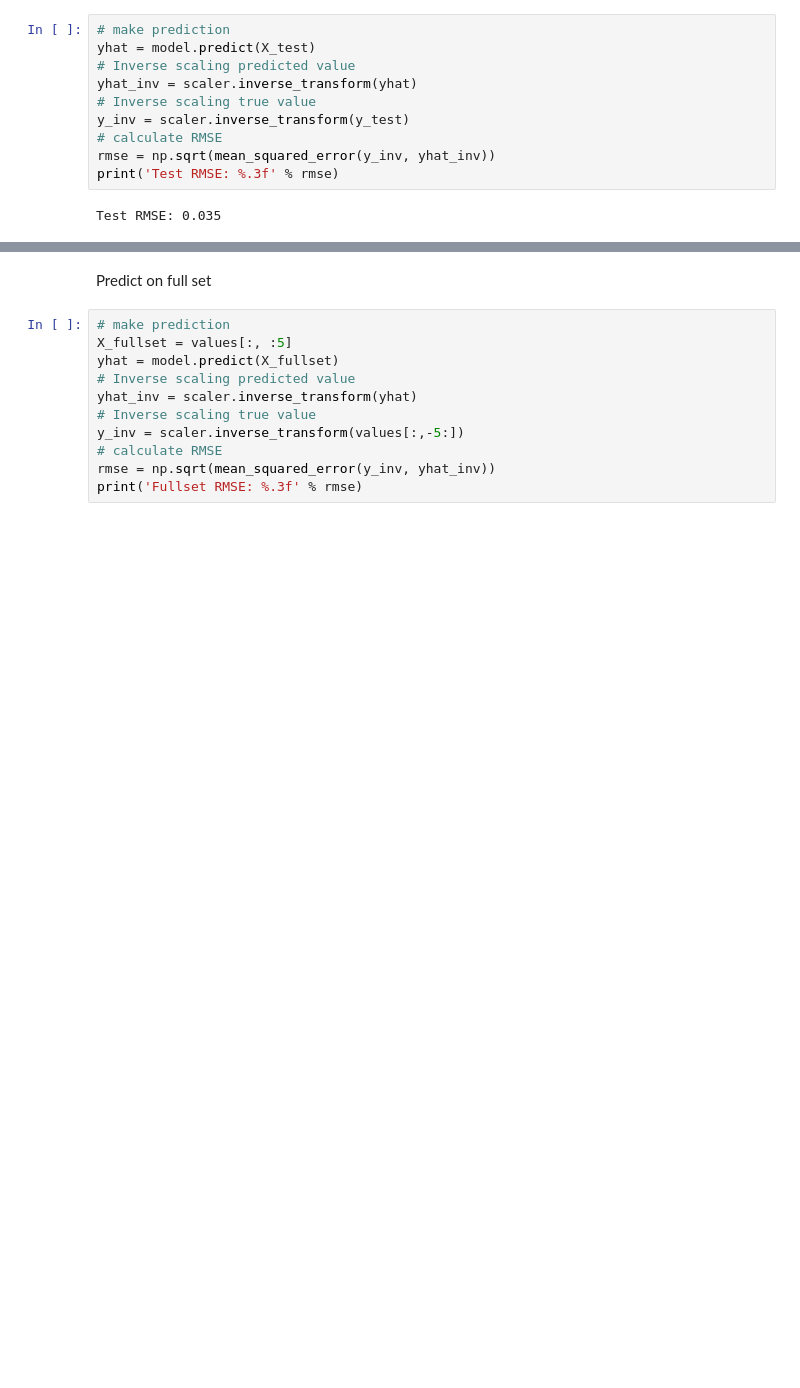
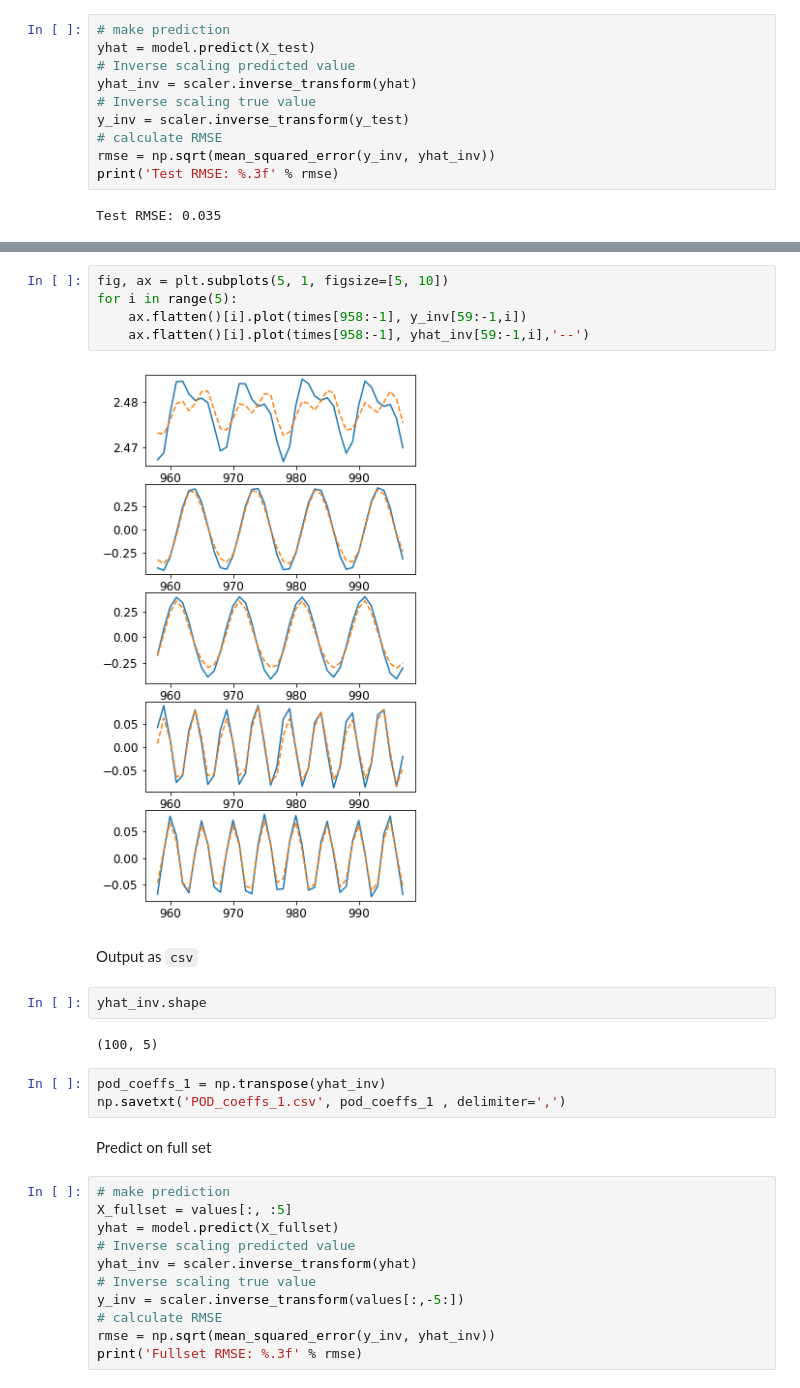
Before and after one commit to acse-tz3420/DD-GAN, a Jupyter notebook: 1.POD-MLP.ipynb, the cells around one changed output, grey strips where cells are left out. Saved outputs shown, nothing was run; the diff lists cells and outputs as text; blank space fills up the shorter version.

```diff
--- a/1.POD-MLP.ipynb
+++ b/1.POD-MLP.ipynb
@@ -225,3 +249,19 @@ for i in range(5):
+# %%
+fig, ax = plt.subplots(5, 1, figsize=[5, 10])
+for i in range(5):
+    ax.flatten()[i].plot(times[958:-1], y_inv[59:-1,i])
+    ax.flatten()[i].plot(times[958:-1], yhat_inv[59:-1,i],'--')
+# %% [output]
+[figure, added]
+# %% [markdown]
+Output as `csv`
+# %%
+yhat_inv.shape
+# %% [output]
+(100, 5)
+# %%
+pod_coeffs_1 = np.transpose(yhat_inv)
+np.savetxt('POD_coeffs_1.csv', pod_coeffs_1 , delimiter=',')
 # %% [markdown]
 Predict on full set
 # %%
```
Also changed, not shown: parts of 3 cells of this notebook, 4 other files.
